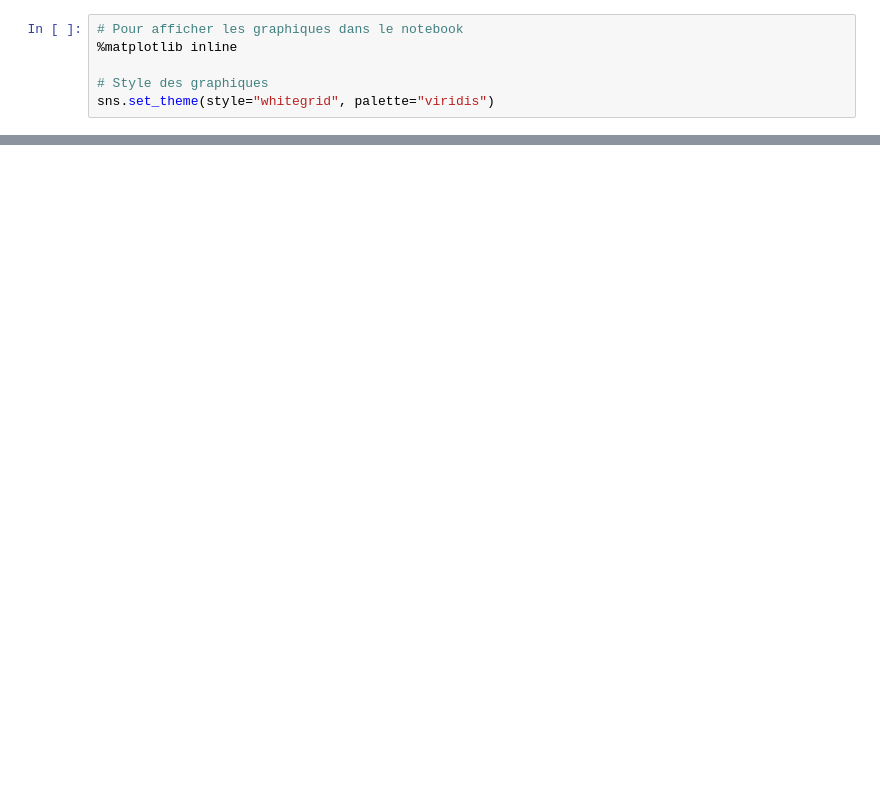
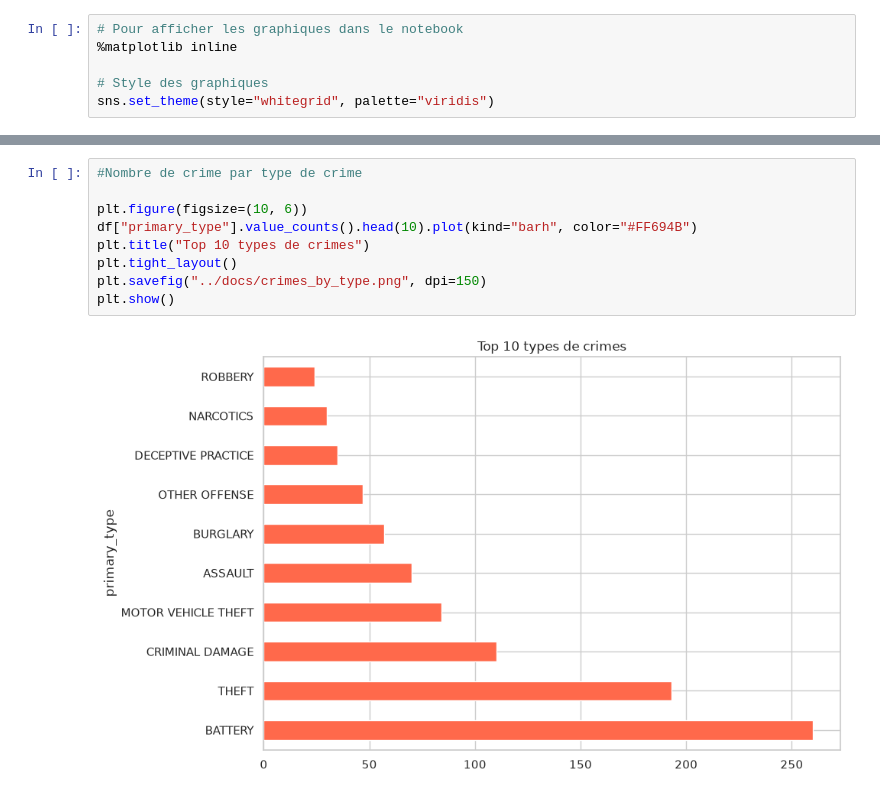
Before and after one commit to ardjoumakassogue85-create/chicago-crime-data-platform, a Jupyter notebook: notebooks/01_eda.ipynb, the cells around one changed output, grey strips where cells are left out. Drawn from its saved outputs; the diff is of its cells as text; blank space fills up the shorter version.

```diff
--- a/notebooks/01_eda.ipynb
+++ b/notebooks/01_eda.ipynb
@@ -42,0 +112,11 @@ print(year_counts.sort_index())
+# %%
+#Nombre de crime par type de crime
+
+plt.figure(figsize=(10, 6))
+df["primary_type"].value_counts().head(10).plot(kind="barh", color="#FF694B")
+plt.title("Top 10 types de crimes")
+plt.tight_layout()
+plt.savefig("../docs/crimes_by_type.png", dpi=150)
+plt.show()
+# %% [output]
+[figure, added]
```
Also changed, not shown: parts of 9 cells of this notebook.
